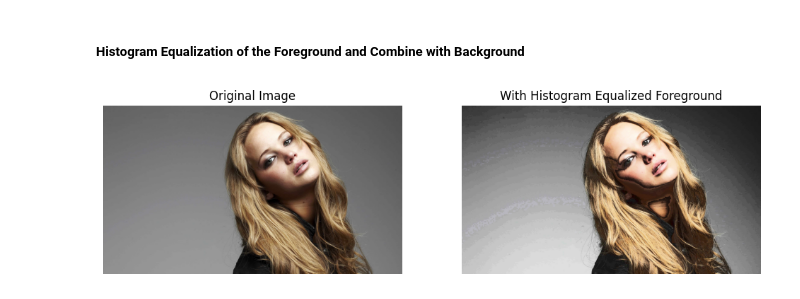
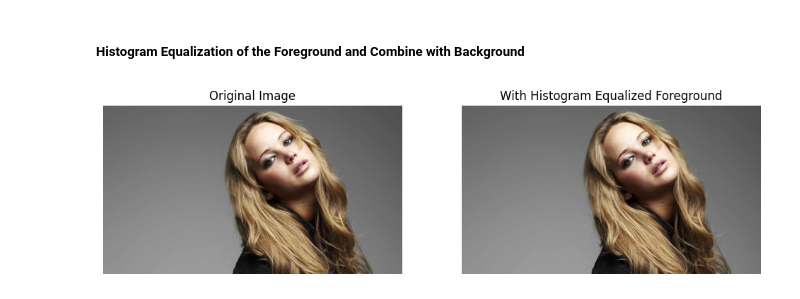
Before and after one commit to DinukaMadhushan1234/Intensity-Transformations-and-Neighborhood, a Jupyter notebook: histogram equalization.ipynb, the cells around one changed output. Saved outputs shown, nothing was run; the diff lists cells and outputs as text; code cells hidden in the pictures.

```diff
--- a/histogram equalization.ipynb
+++ b/histogram equalization.ipynb
@@ -97,7 +97,7 @@ plt.show()
 import numpy as np
 
 # value component is best for extracting the foreground
-_, mask = cv2.threshold(value, 75, 255, cv2.THRESH_BINARY)
+_, mask = cv2.threshold(saturation, 11, 255, cv2.THRESH_BINARY)
 
 # Display the mask
 plt.figure(figsize=(6, 4))
@@ -126,0 +112,25 @@ plt.show()
+# %%
+image_rgb = cv2.cvtColor(image, cv2.COLOR_BGR2RGB)
+
+# Extract the foreground using the mask
+foreground = cv2.bitwise_and(image_rgb, image_rgb, mask=mask)
+
+# Calculate histogram of the foreground
+histogram = calculate_histogram(foreground)
+
+
+# Display the extracted foreground
+plt.figure()
+plt.title('Extracted Foreground')
+plt.imshow(foreground, cmap='gray')
+plt.axis('off')
+plt.show()
+
+
+# Display the histogram
+plt.figure()
+plt.title('Histogram of Foreground')
+plt.plot(histogram)
+plt.xlabel('Pixel Intensity')
+plt.ylabel('Frequency')
+plt.show()
@@ -150,25 +163,23 @@ equalized_value = cdf_normalized[foreground_value]
 # %% [markdown]
 ##### Histogram Equalization of the Foreground and Combine with Background
 # %%
-# Combine the equalized foreground with the original background
-background_value = cv2.bitwise_and(value, value, mask=cv2.bitwise_not(mask))
-combined_value = cv2.bitwise_or(equalized_value, background_value)
+# extarct background from original image
+background_image = cv2.bitwise_and(image_rgb, image_rgb, mask=~mask)
 
-# Combine with original hue and saturation
-final_image_hsv = cv2.merge([hue, saturation, combined_value])
-final_image = cv2.cvtColor(final_image_hsv, cv2.COLOR_HSV2BGR)
+# Combine background and equalized foreground
+final_image = cv2.add(background_image, foreground)
 
 # Display the original and final images
 plt.figure(figsize=(12, 6))
 plt.subplot(1, 2, 1)
-plt.imshow(cv2.cvtColor(image, cv2.COLOR_BGR2RGB))
+plt.imshow(image_rgb)
 plt.title('Original Image')
 plt.axis('off')
 
 plt.subplot(1, 2, 2)
-plt.imshow(cv2.cvtColor(final_image, cv2.COLOR_BGR2RGB))
+plt.imshow(final_image)
 plt.title('With Histogram Equalized Foreground')
 plt.axis('off')
 plt.show()
 # %% [output]
-[figure, old version]
+[figure, new version]
```
Also changed, not shown: parts of 5 cells of this notebook, 3 other files.
